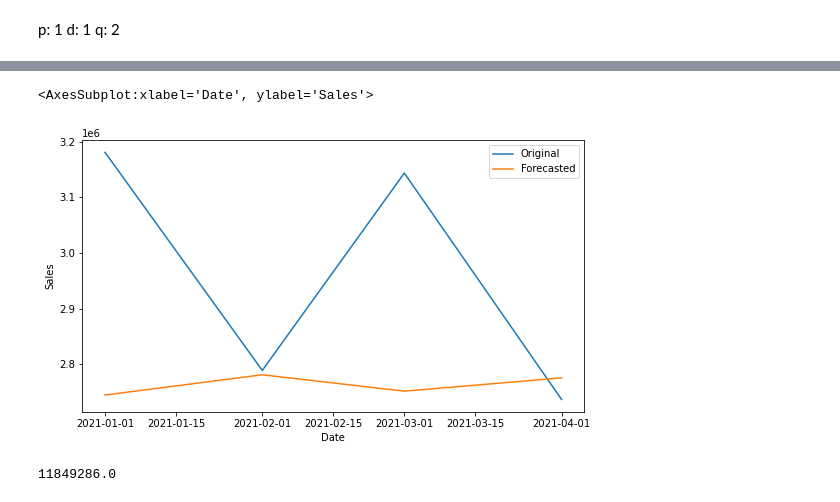
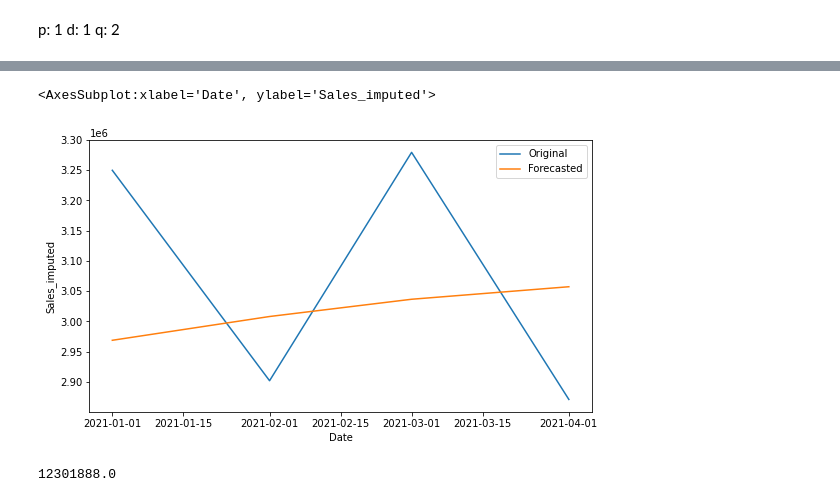
Before and after one commit to albrtwijaya/portfolio, a Jupyter notebook: IOD.ipynb, the cells around one changed output, grey strips where cells are left out. Cells and saved outputs as stored; diff of their text form; code cells hidden in the pictures.

```diff
--- a/IOD.ipynb
+++ b/IOD.ipynb
@@ -388,7 +381,7 @@ df_dk_train_sales_per_month
 # %%
 # 1st order diff
-df_dk_train_sales_per_month['Sales_lag1'] = df_dk_train_sales_per_month['Sales'].shift(1)
-df_dk_train_sales_per_month['Sales_diff1'] = df_dk_train_sales_per_month['Sales'] - df_dk_train_sales_per_month['Sales_lag1']
+df_dk_train_sales_per_month['Sales_lag1'] = df_dk_train_sales_per_month['Sales_imputed'].shift(1)
+df_dk_train_sales_per_month['Sales_diff1'] = df_dk_train_sales_per_month['Sales_imputed'] - df_dk_train_sales_per_month['Sales_lag1']
 
 # 2nd order diff
 # df_dk_train_sales_per_month['Sales_diff1_lag1'] = df_dk_train_sales_per_month['Sales_diff1'].shift(1)
@@ -432,7 +425,7 @@ p: 1
 d: 1
 q: 2
 # %%
-arima_model = ARIMA(endog=df_dk_train_sales_per_month['Sales'], order=(1, 1, 2))
+arima_model = ARIMA(endog=df_dk_train_sales_per_month['Sales_imputed'], order=(1, 1, 2))
 arima_model_fit = arima_model.fit()
 
 print(arima_model_fit.summary())
@@ -476,13 +469,13 @@ df_dk_test_sales_per_month_indexed
 # %%
 forecast_2q = arima_model_fit.forecast(4)
 
 plt.figure(figsize=(9,5))
-sns.lineplot(x='Date', y='Sales', data=df_dk_test_sales_per_month_indexed, label='Original')
+sns.lineplot(x='Date', y='Sales_imputed', data=df_dk_test_sales_per_month_indexed, label='Original')
 sns.lineplot(x=df_dk_test_sales_per_month_indexed.index, y=forecast_2q.values, label='Forecasted')
 # %% [output]
-<AxesSubplot:xlabel='Date', ylabel='Sales'>
+<AxesSubplot:xlabel='Date', ylabel='Sales_imputed'>
-[figure, old version]
+[figure, new version]
 # %%
-df_dk_test_sales_per_month['Sales'].sum()
+df_dk_test_sales_per_month['Sales_imputed'].sum()
 # %% [output]
-11849286.0
+12301888.0
```
Also changed, not shown: parts of 34 cells of this notebook.
